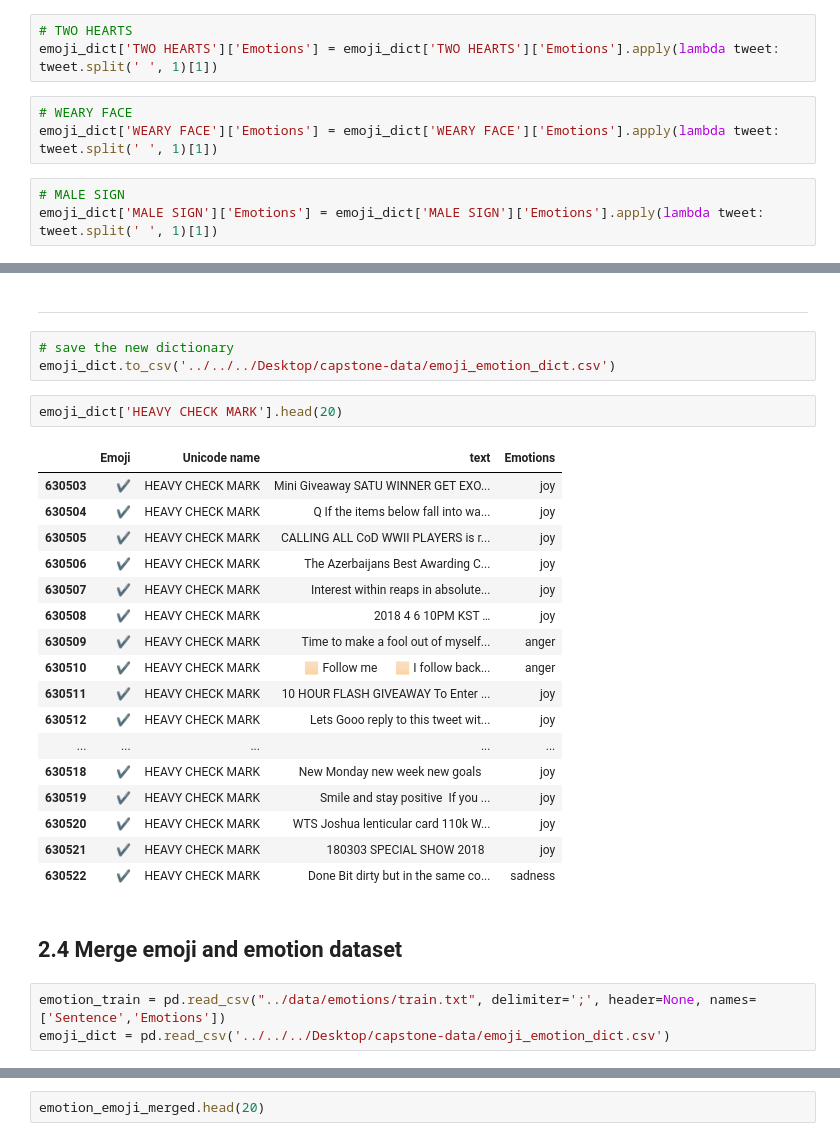
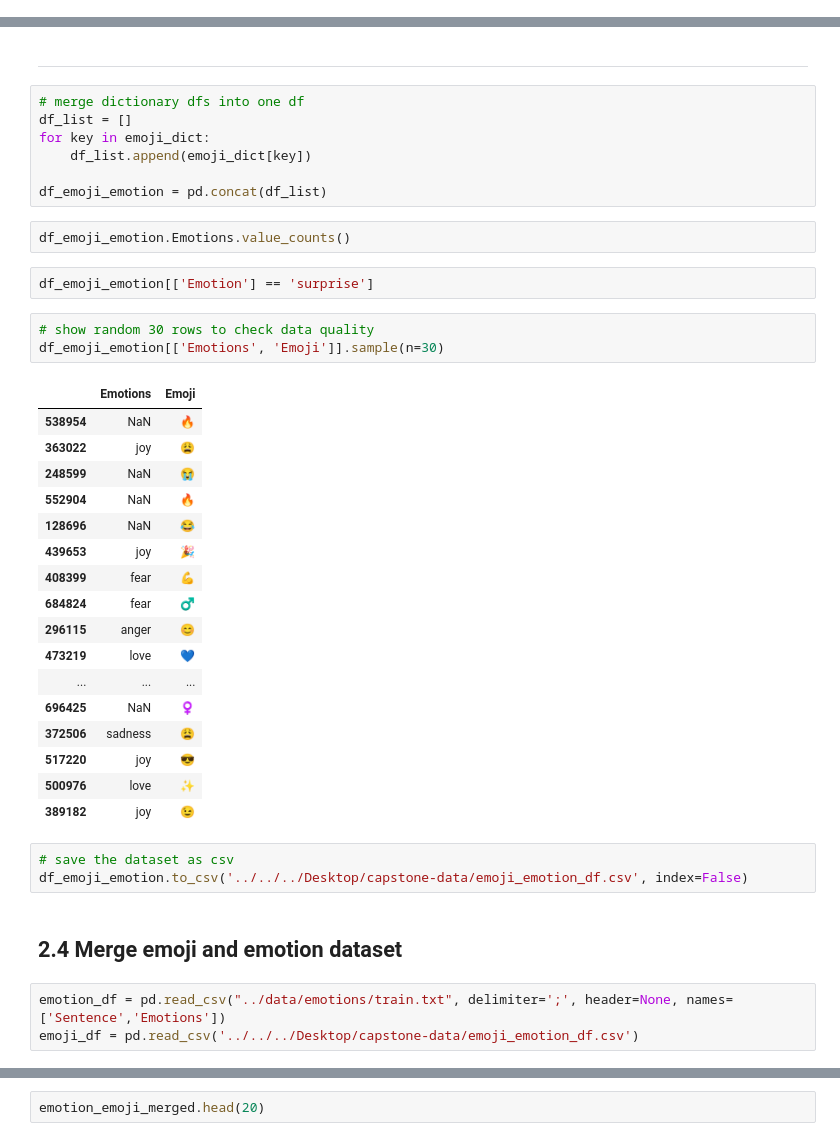
Before and after one commit to Jainlo/context-based-emoji-suggestion, a Jupyter notebook: src/model-build-2.ipynb, the cells around one changed output, grey strips where cells are left out. Drawn from its saved outputs; the diff is of its cells as text.

Commit message:
part 2 and emotion dict

```diff
--- a/src/model-build-2.ipynb
+++ b/src/model-build-2.ipynb
@@ -366,9 +328,0 @@ emoji_dict['SMILING FACE WITH SMILING EYES']['Emotions'] = emoji_dict['SMILING F
-# %%
-# TWO HEARTS
-emoji_dict['TWO HEARTS']['Emotions'] = emoji_dict['TWO HEARTS']['Emotions'].apply(lambda tweet: tweet.split(' ', 1)[1])
-# %%
-# WEARY FACE
-emoji_dict['WEARY FACE']['Emotions'] = emoji_dict['WEARY FACE']['Emotions'].apply(lambda tweet: tweet.split(' ', 1)[1])
-# %%
-# MALE SIGN
-emoji_dict['MALE SIGN']['Emotions'] = emoji_dict['MALE SIGN']['Emotions'].apply(lambda tweet: tweet.split(' ', 1)[1])
@@ -387,32 +339,44 @@ emoji_dict['FACE WITH TEARS OF JOY']['Emotions'] = emoji_dict['FACE WITH TEARS O
 # %% [markdown]
 ------
+# %%
+# merge dictionary dfs into one df
+df_list = []
+for key in emoji_dict:
+    df_list.append(emoji_dict[key])
+
+df_emoji_emotion = pd.concat(df_list)
+# %%
+df_emoji_emotion.Emotions.value_counts()
+# %%
+df_emoji_emotion[['Emotion'] == 'surprise']
+# %%
+# show random 30 rows to check data quality
+df_emoji_emotion[['Emotions', 'Emoji']].sample(n=30)
+# %% [output]
+|  | Emotions | Emoji |
+| 538954 | NaN | 🔥 |
+| 363022 | joy | 😩 |
+| 248599 | NaN | 😭 |
+| 552904 | NaN | 🔥 |
+| 128696 | NaN | 😂 |
+| 439653 | joy | 🎉 |
+| 408399 | fear | 💪 |
+| 684824 | fear | ♂ |
+| 296115 | anger | 😊 |
+| 473219 | love | 💙 |
+| ... | ... | ... |
+| 696425 | NaN | ♀ |
+| 372506 | sadness | 😩 |
+| 517220 | joy | 😎 |
+| 500976 | love | ✨ |
+| 389182 | joy | 😉 |
 # %%
-# save the new dictionary
-emoji_dict.to_csv('../../../Desktop/capstone-data/emoji_emotion_dict.csv')
+# save the dataset as csv
+df_emoji_emotion.to_csv('../../../Desktop/capstone-data/emoji_emotion_df.csv', index=False)
-# %%
-emoji_dict['HEAVY CHECK MARK'].head(20)
-# %% [output]
-|  | Emoji | Unicode name | text | Emotions |
-| 630503 | ✔ | HEAVY CHECK MARK | Mini Giveaway SATU WINNER GET EXO... | joy |
-| 630504 | ✔ | HEAVY CHECK MARK | Q If the items below fall into wa... | joy |
-| 630505 | ✔ | HEAVY CHECK MARK | CALLING ALL CoD WWII PLAYERS is r... | joy |
-| 630506 | ✔ | HEAVY CHECK MARK | ️ The Azerbaijans Best Awarding C... | joy |
-| 630507 | ✔ | HEAVY CHECK MARK | Interest within reaps in absolute... | joy |
-| 630508 | ✔ | HEAVY CHECK MARK | 2018 4 6 10PM KST … | joy |
-| 630509 | ✔ | HEAVY CHECK MARK | Time to make a fool out of myself... | anger |
-| 630510 | ✔ | HEAVY CHECK MARK | ️ ️ 🏻 Follow me ️ 🏻 I follow back... | anger |
-| 630511 | ✔ | HEAVY CHECK MARK | 10 HOUR FLASH GIVEAWAY To Enter ️... | joy |
-| 630512 | ✔ | HEAVY CHECK MARK | Lets Gooo reply to this tweet wit... | joy |
-| ... | ... | ... | ... | ... |
-| 630518 | ✔ | HEAVY CHECK MARK | New Monday new week new goals ️ ️ ️ | joy |
-| 630519 | ✔ | HEAVY CHECK MARK | Smile and stay positive ️ If you ... | joy |
-| 630520 | ✔ | HEAVY CHECK MARK | WTS Joshua lenticular card 110k W... | joy |
-| 630521 | ✔ | HEAVY CHECK MARK | 180303 SPECIAL SHOW 2018 ️ ️ | joy |
-| 630522 | ✔ | HEAVY CHECK MARK | Done Bit dirty but in the same co... | sadness |
 # %% [markdown]
 ## 2.4 Merge emoji and emotion dataset
 # %%
-emotion_train = pd.read_csv("../data/emotions/train.txt", delimiter=';', header=None, names=['Sentence','Emotions'])
-emoji_dict = pd.read_csv('../../../Desktop/capstone-data/emoji_emotion_dict.csv')
+emotion_df = pd.read_csv("../data/emotions/train.txt", delimiter=';', header=None, names=['Sentence','Emotions'])
+emoji_df = pd.read_csv('../../../Desktop/capstone-data/emoji_emotion_df.csv')
 # %%
 # show first 5 rows
```
Also changed, not shown: parts of 54 cells of this notebook, 1 other file.
